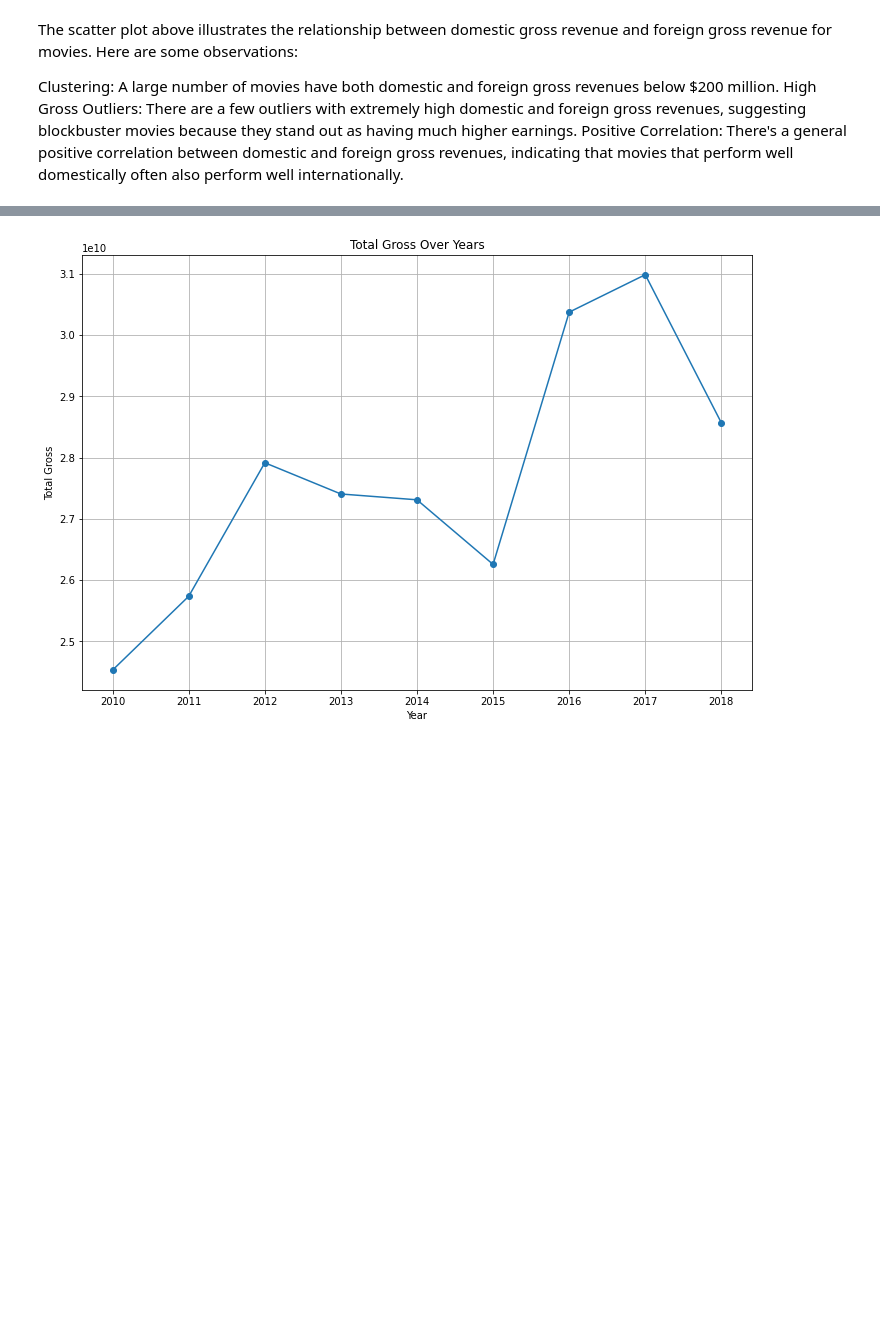
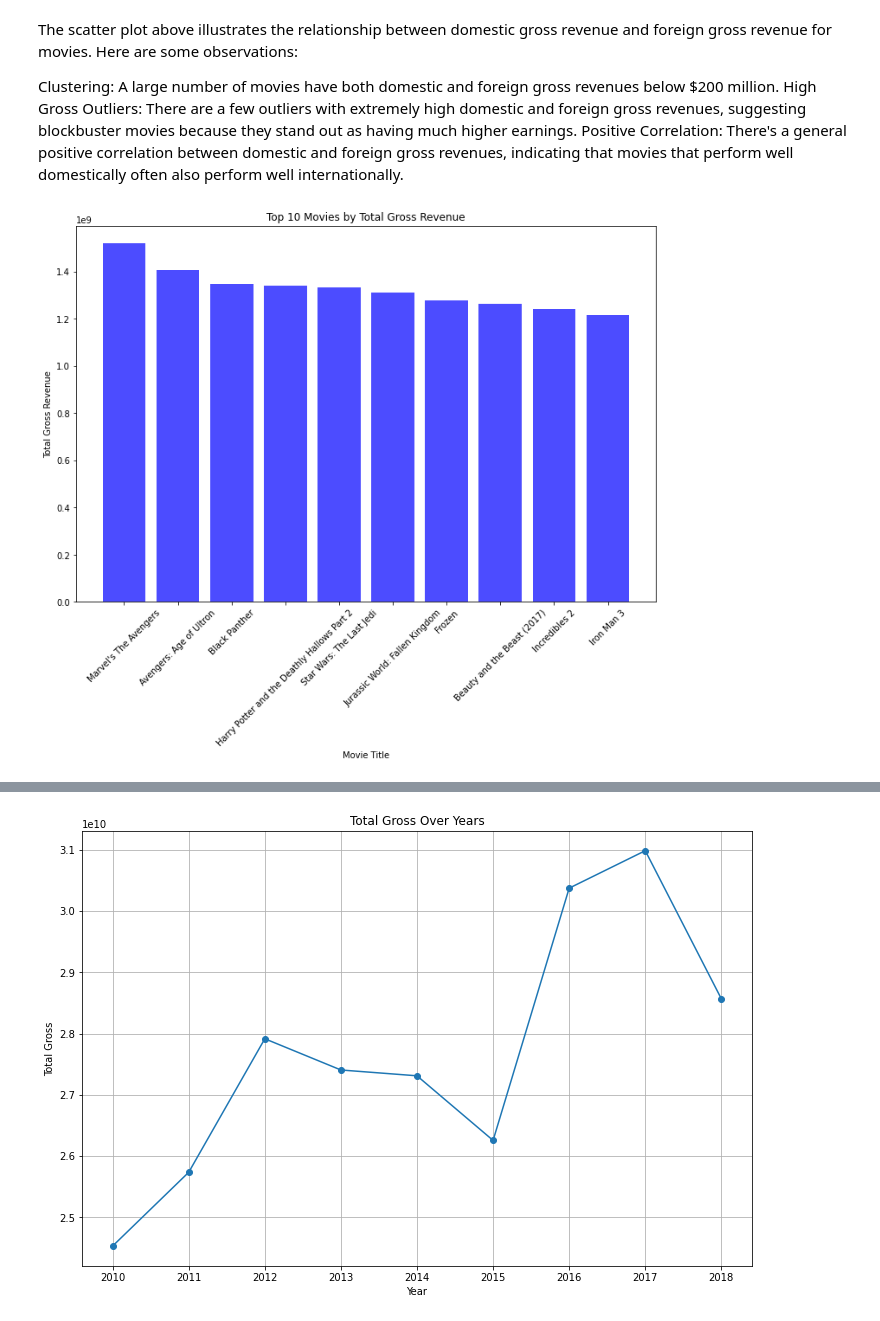
Before and after one commit to Mosota-Kemunto-Gladys-2020/Gladys-Mosota_dsc_phase_1_project, a Jupyter notebook: student.ipynb, the cells around one changed output, grey strips where cells are left out. Cells and saved outputs as stored; diff of their text form; code cells hidden in the pictures; blank space fills up the shorter version.

```diff
--- a/student.ipynb
+++ b/student.ipynb
@@ -337,3 +333,15 @@ The scatter plot above illustrates the relationship between domestic gross reven
 Clustering: A large number of movies have both domestic and foreign gross revenues below $200 million.
 High Gross Outliers: There are a few outliers with extremely high domestic and foreign gross revenues, suggesting blockbuster movies  because they stand out as having much higher earnings.
 Positive Correlation: There's a general positive correlation between domestic and foreign gross revenues, indicating that movies that perform well domestically often also perform well internationally.
+# %%
+# Bar plot of top 10 movies by total gross
+top_10_movies = sorted_movies.head(10)
+plt.figure(figsize=(12, 8))
+plt.bar(top_10_movies['title'], top_10_movies['total_gross'], color='blue', alpha=0.7)
+plt.xlabel('Movie Title')
+plt.ylabel('Total Gross Revenue')
+plt.title('Top 10 Movies by Total Gross Revenue')
+plt.xticks(rotation=45)
+plt.show()
+# %% [output]
+[figure, added]
```
Also changed, not shown: parts of 10 cells of this notebook, 2 other files.
